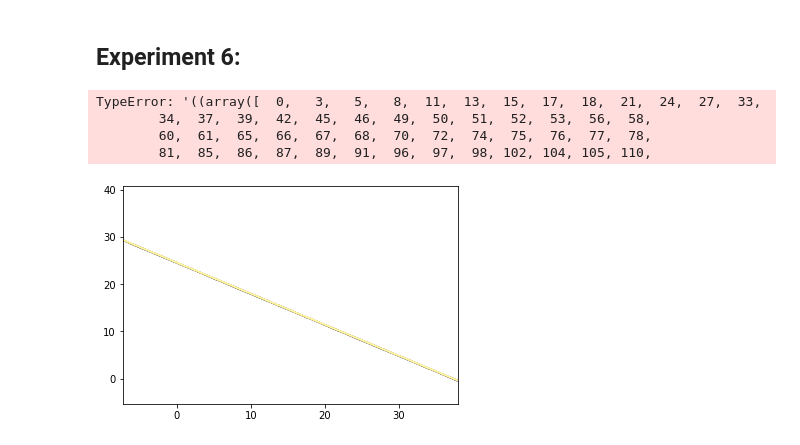
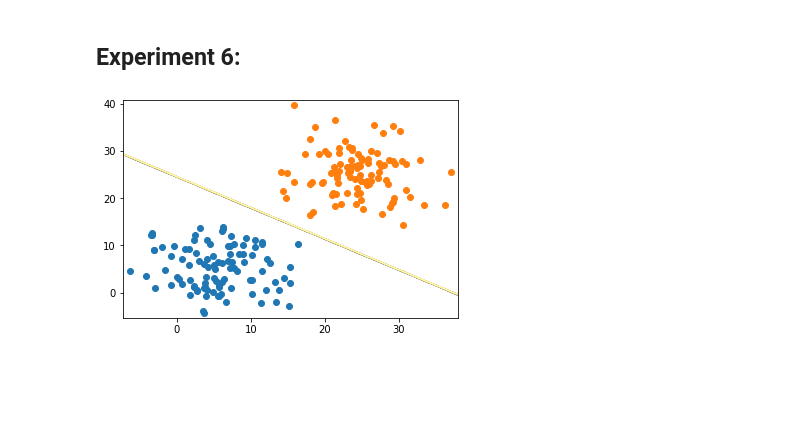
Before and after one commit to connerccook/Classifier-Decision-Boundaries-and-SVM-Kernels, a Jupyter notebook: project4.ipynb, the cells around one changed output. Saved outputs shown, nothing was run; the diff lists cells and outputs as text; code cells hidden in the pictures; blank space fills up the shorter version.

Commit message:
Scatterplot on 6 working

```diff
--- a/project4.ipynb
+++ b/project4.ipynb
@@ -211,15 +211,11 @@ df1_grid = np.hstack((df1_r1, df1_r2))
 # %%
 df1_grid_lr = LogisticRegression()
 df1_grid_lr.fit(df1_x, df1_y)
 df1_grid_lr_pred = df1_grid_lr.predict(df1_grid)
 df1_zz = df1_grid_lr_pred.reshape(df1_xx.shape)
 plt.contour(df1_xx, df1_yy, df1_zz, cmap='Paired')
 for val in range(2):
-    row_ix = np.where(df1_y == val)
-    plt.scatter(df1_x[row_ix, 0], df1_x[row_ix, 1], cmap='Paired')
+    row_ix = np.where(df1_y == val)[0]
+    plt.scatter(df1_x.take(row_ix).x1, df1_x.take(row_ix).x2, cmap='Paired')
 # %% [output]
-TypeError: '((array([  0,   3,   5,   8,  11,  13,  15,  17,  18,  21,  24,  27,  33,
-        34,  37,  39,  42,  45,  46,  49,  50,  51,  52,  53,  56,  58,
-        60,  61,  65,  66,  67,  68,  70,  72,  74,  75,  76,  77,  78,
-        81,  85,  86,  87,  89,  91,  96,  97,  98, 102, 104, 105, 110,
-[figure, old version]
+[figure, new version]
```
